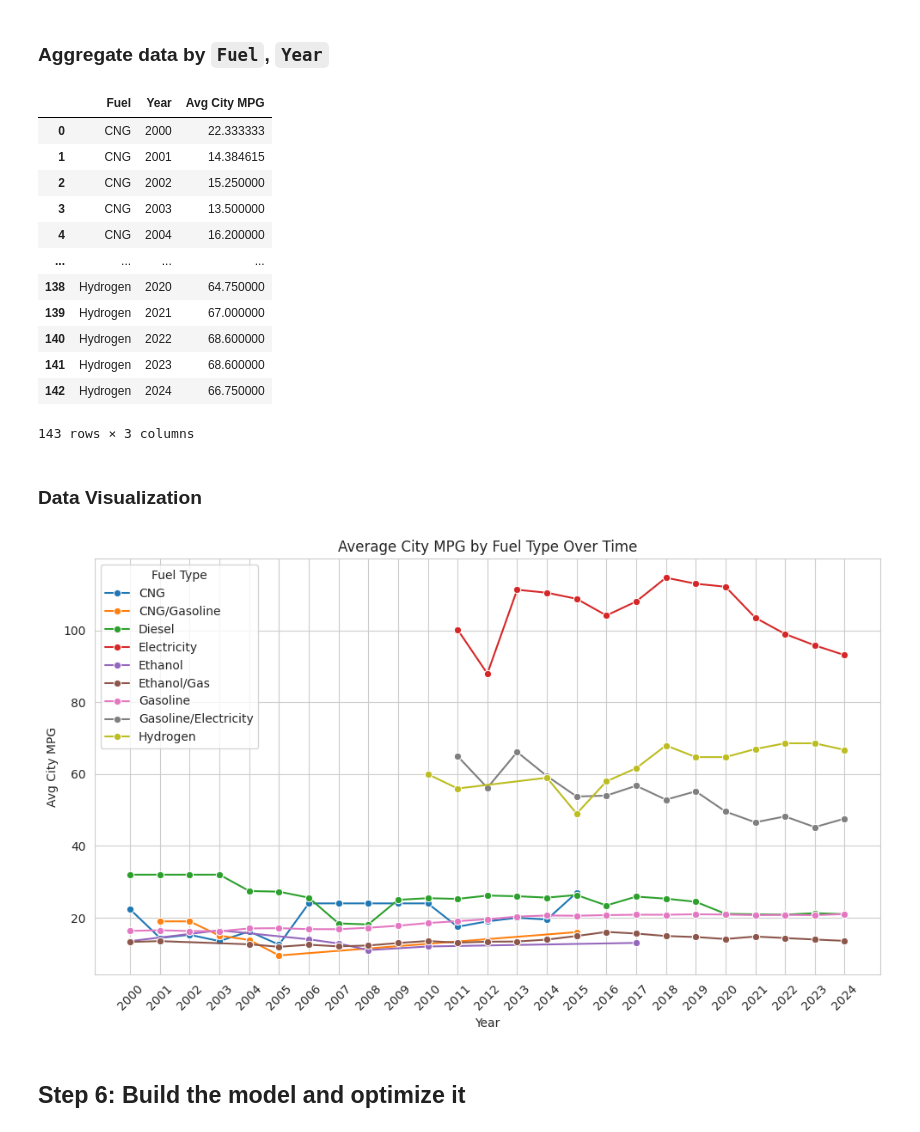
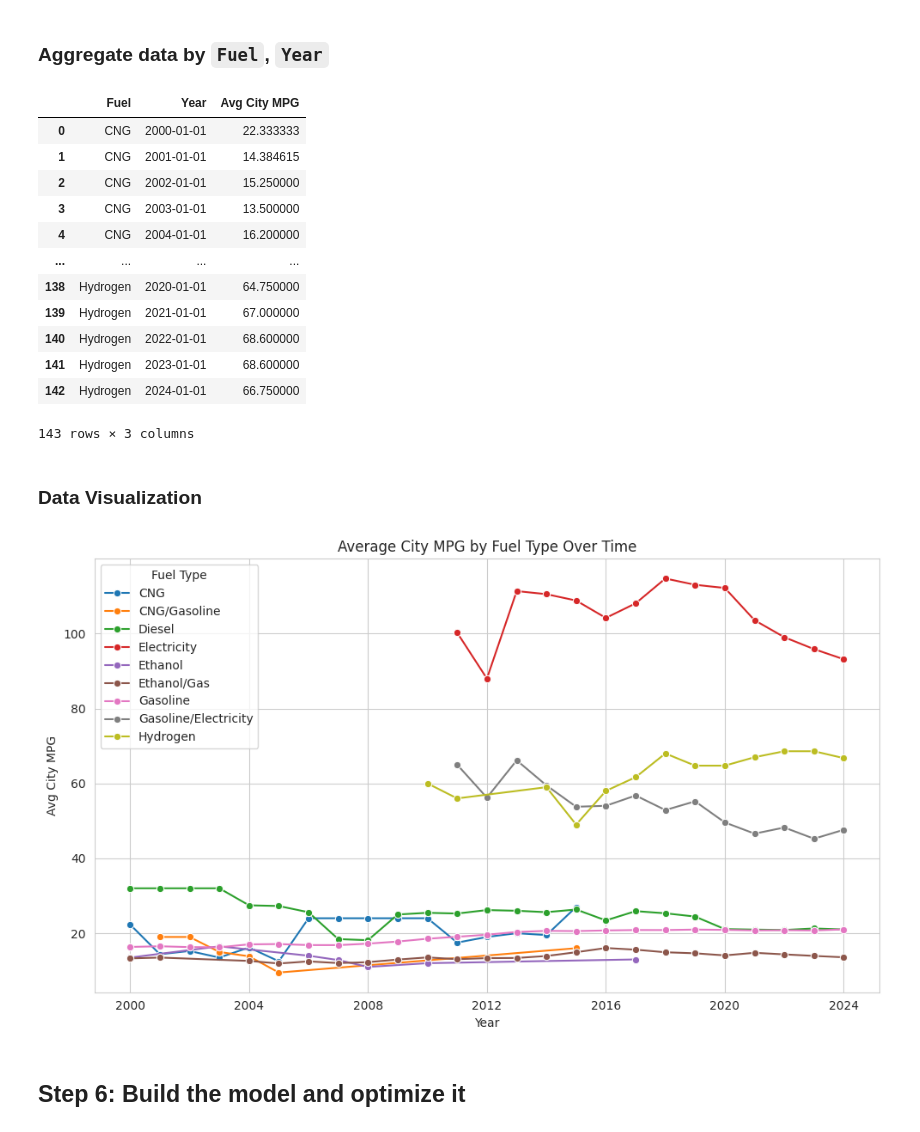
Before and after one commit to 4GeeksAcademy/World-Data-Final-Project, a Jupyter notebook: src/exploreclean_feedback.ipynb, the cells around one changed output. Saved outputs shown, nothing was run; the diff lists cells and outputs as text; code cells hidden in the pictures.

```diff
--- a/src/exploreclean_feedback.ipynb
+++ b/src/exploreclean_feedback.ipynb
@@ -62,6 +66,9 @@ for directory in directories:
             # Add a new column 'Year' with the respective year
             df['Year'] = year
 
+            # Convert 'Year' column to datetime object
+            df['Year'] = pd.to_datetime(df['Year'], format='%Y')
+
             # Append the dataframe to the list
             dfs.append(df)
 
@@ -320,41 +327,41 @@ aggregated_df.rename(columns={'City MPG': 'Avg City MPG'}, inplace=True)
 aggregated_df
 # %% [output]
 |  | Fuel | Year | Avg City MPG |
-| 0 | CNG | 2000 | 22.333333 |
-| 1 | CNG | 2001 | 14.384615 |
-| 2 | CNG | 2002 | 15.250000 |
-| 3 | CNG | 2003 | 13.500000 |
-| 4 | CNG | 2004 | 16.200000 |
+| 0 | CNG | 2000-01-01 | 22.333333 |
+| 1 | CNG | 2001-01-01 | 14.384615 |
+| 2 | CNG | 2002-01-01 | 15.250000 |
+| 3 | CNG | 2003-01-01 | 13.500000 |
+| 4 | CNG | 2004-01-01 | 16.200000 |
 | ... | ... | ... | ... |
-| 138 | Hydrogen | 2020 | 64.750000 |
-| 139 | Hydrogen | 2021 | 67.000000 |
-| 140 | Hydrogen | 2022 | 68.600000 |
-| 141 | Hydrogen | 2023 | 68.600000 |
-| 142 | Hydrogen | 2024 | 66.750000 |
+| 138 | Hydrogen | 2020-01-01 | 64.750000 |
+| 139 | Hydrogen | 2021-01-01 | 67.000000 |
+| 140 | Hydrogen | 2022-01-01 | 68.600000 |
+| 141 | Hydrogen | 2023-01-01 | 68.600000 |
+| 142 | Hydrogen | 2024-01-01 | 66.750000 |
 143 rows × 3 columns
 # %% [markdown]
 ### Data Visualization
 # %%
 # Set the style
 sns.set_style("whitegrid")
 
 # Create the plot
 plt.figure(figsize=(10, 6))
 sns.lineplot(data=aggregated_df, x='Year', y='Avg City MPG', hue='Fuel', marker='o')
 
 # Set the title and labels
 plt.title('Average City MPG by Fuel Type Over Time')
 plt.xlabel('Year')
 plt.ylabel('Avg City MPG')
 
 # Tilt the x-axis labels
-plt.xticks(rotation=45)
+# plt.xticks(rotation=45)
 
 # Show the plot
 plt.legend(title='Fuel Type')
 plt.tight_layout()
 plt.show()
 # %% [output]
-[figure, old version]
+[figure, new version]
 # %% [markdown]
 ## Step 6: Build the model and optimize it
```
Also changed, not shown: parts of 27 cells of this notebook.
